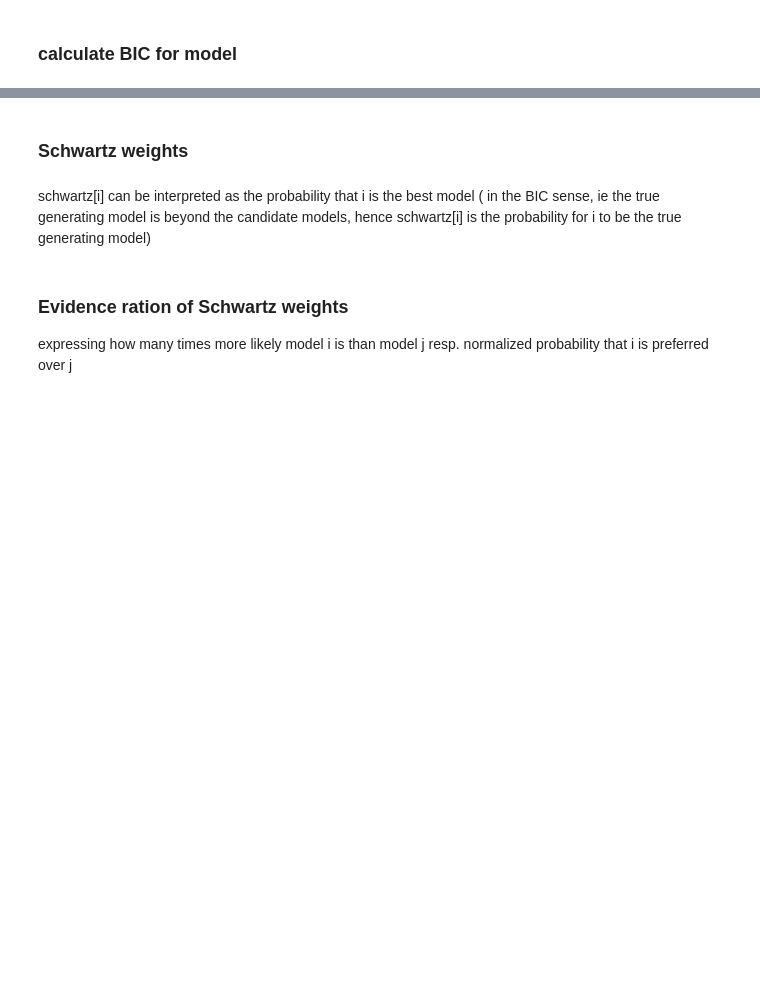
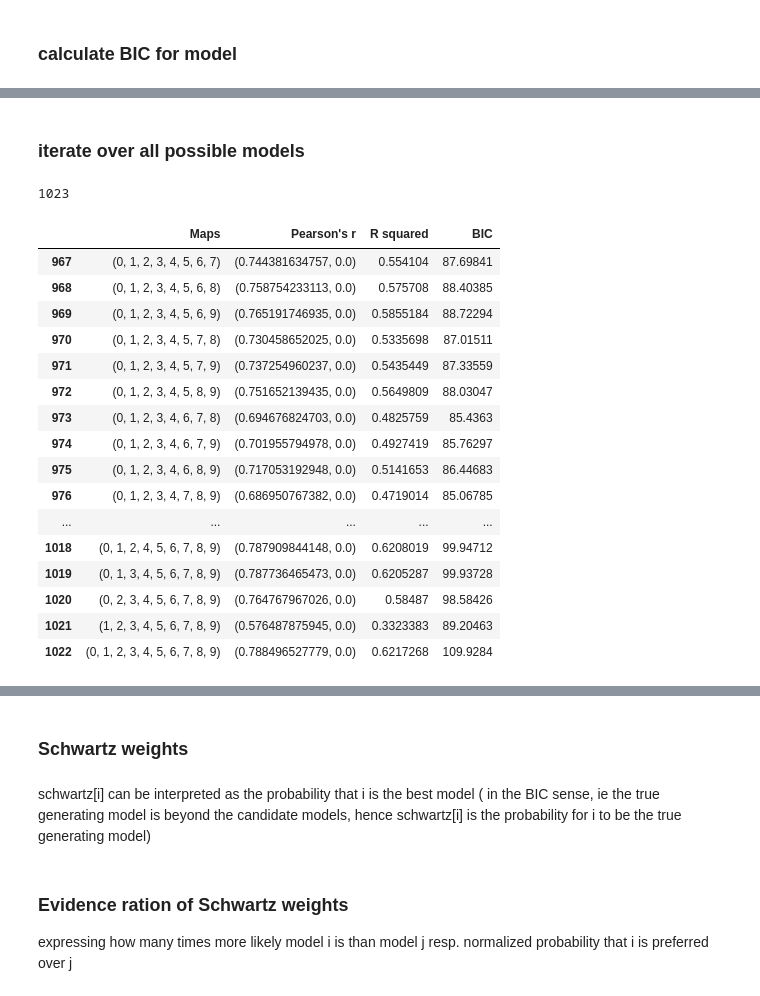
Before and after one commit to juhuntenburg/myelinconnect, a Jupyter notebook: notebooks/model_selection.ipynb, the cells around one changed output, grey strips where cells are left out. Cells and saved outputs as stored; diff of their text form; code cells hidden in the pictures; blank space fills up the shorter version.

```diff
--- a/notebooks/model_selection.ipynb
+++ b/notebooks/model_selection.ipynb
@@ -61,8 +60,5 @@ masked_embed = np.delete(embed, fullmask, axis=0)
 ### run single model
 # %%
 maps = range(10)
-# %%
-model = np.concatenate((np.ones((masked_embed.shape[0],1)), masked_embed[:,maps]), axis=1)
-#model = masked_embed[:,maps]
 # %%
 clf = linear_model.LinearRegression()
@@ -104,0 +100,2 @@ BIC(residuals, len(maps))
+# %% [markdown]
+### iterate over all possible models
@@ -104,0 +109,4 @@ BIC(residuals, len(maps))
+# %%
+len(combinations)
+# %% [output]
+1023
@@ -104,0 +128,20 @@ BIC(residuals, len(maps))
+# %%
+df.iloc[np.where(df['BIC']>80)]
+# %% [output]
+|  | Maps | Pearson's r | R squared | BIC |
+| 967 | (0, 1, 2, 3, 4, 5, 6, 7) | (0.744381634757, 0.0) | 0.554104 | 87.69841 |
+| 968 | (0, 1, 2, 3, 4, 5, 6, 8) | (0.758754233113, 0.0) | 0.575708 | 88.40385 |
+| 969 | (0, 1, 2, 3, 4, 5, 6, 9) | (0.765191746935, 0.0) | 0.5855184 | 88.72294 |
+| 970 | (0, 1, 2, 3, 4, 5, 7, 8) | (0.730458652025, 0.0) | 0.5335698 | 87.01511 |
+| 971 | (0, 1, 2, 3, 4, 5, 7, 9) | (0.737254960237, 0.0) | 0.5435449 | 87.33559 |
+| 972 | (0, 1, 2, 3, 4, 5, 8, 9) | (0.751652139435, 0.0) | 0.5649809 | 88.03047 |
+| 973 | (0, 1, 2, 3, 4, 6, 7, 8) | (0.694676824703, 0.0) | 0.4825759 | 85.4363 |
+| 974 | (0, 1, 2, 3, 4, 6, 7, 9) | (0.701955794978, 0.0) | 0.4927419 | 85.76297 |
+| 975 | (0, 1, 2, 3, 4, 6, 8, 9) | (0.717053192948, 0.0) | 0.5141653 | 86.44683 |
+| 976 | (0, 1, 2, 3, 4, 7, 8, 9) | (0.686950767382, 0.0) | 0.4719014 | 85.06785 |
+| ... | ... | ... | ... | ... |
+| 1018 | (0, 1, 2, 4, 5, 6, 7, 8, 9) | (0.787909844148, 0.0) | 0.6208019 | 99.94712 |
+| 1019 | (0, 1, 3, 4, 5, 6, 7, 8, 9) | (0.787736465473, 0.0) | 0.6205287 | 99.93728 |
+| 1020 | (0, 2, 3, 4, 5, 6, 7, 8, 9) | (0.764767967026, 0.0) | 0.58487 | 98.58426 |
+| 1021 | (1, 2, 3, 4, 5, 6, 7, 8, 9) | (0.576487875945, 0.0) | 0.3323383 | 89.20463 |
+| 1022 | (0, 1, 2, 3, 4, 5, 6, 7, 8, 9) | (0.788496527779, 0.0) | 0.6217268 | 109.9284 |
```
Also changed, not shown: parts of 27 cells of this notebook, 5 other files.
